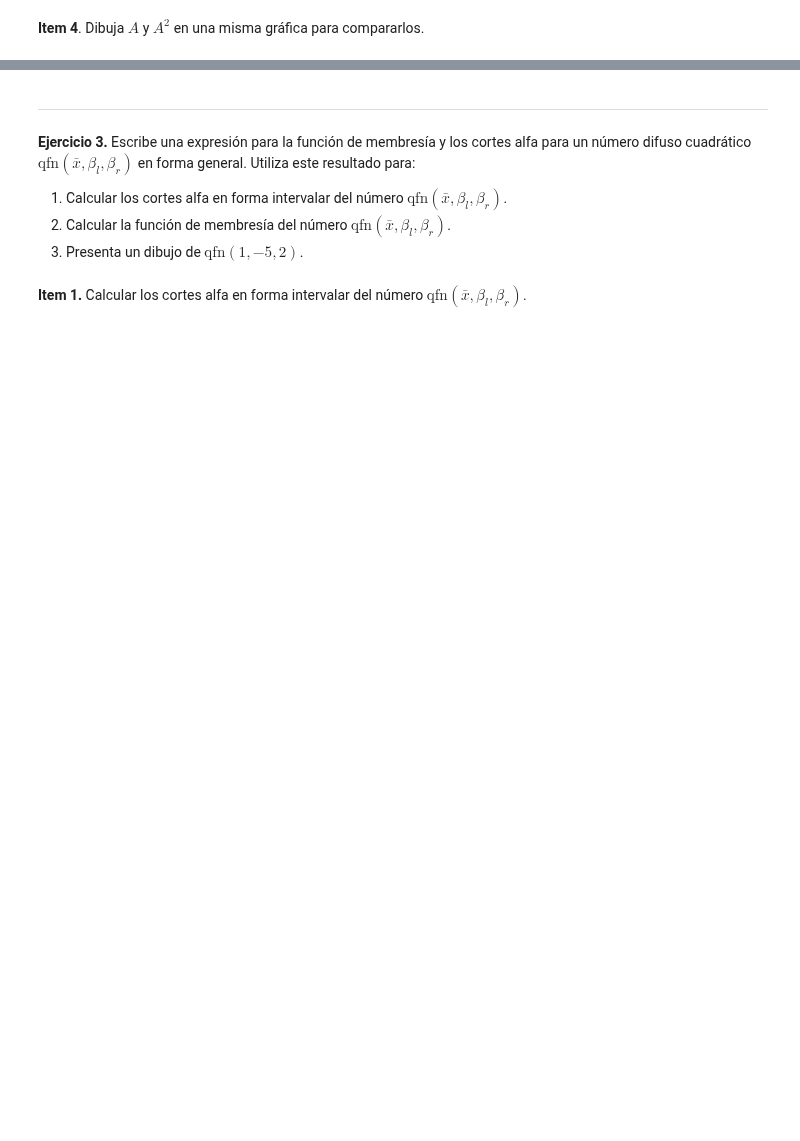
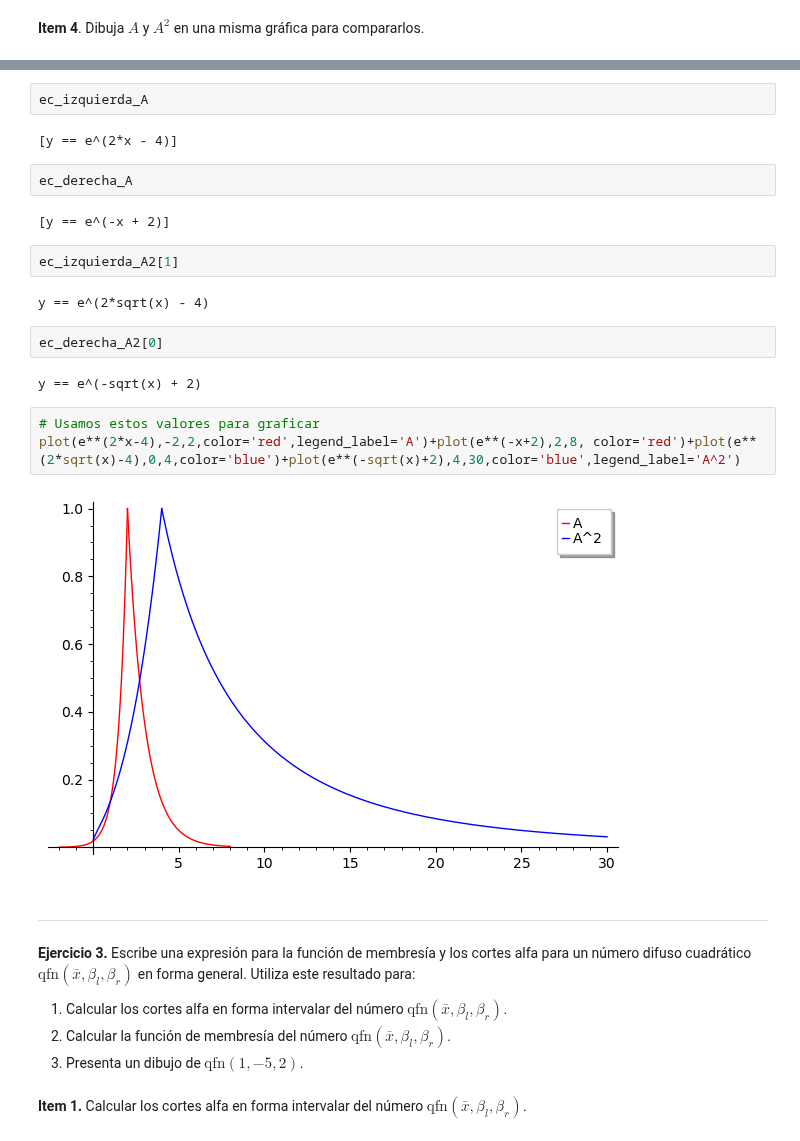
Before and after one commit to KeithMaxwell20/Notebook-Aplicada, a Jupyter notebook: ejercitario2.ipynb, the cells around one changed output, grey strips where cells are left out. Saved outputs shown, nothing was run; the diff lists cells and outputs as text; blank space fills up the shorter version.

```diff
--- a/ejercitario2.ipynb
+++ b/ejercitario2.ipynb
@@ -229,3 +188,24 @@ x,y=SR.var('x,y')
+# %%
+ec_izquierda_A
+# %% [output]
+[y == e^(2*x - 4)]
+# %%
+ec_derecha_A
+# %% [output]
+[y == e^(-x + 2)]
+# %%
+ec_izquierda_A2[1]
+# %% [output]
+y == e^(2*sqrt(x) - 4)
+# %%
+ec_derecha_A2[0]
+# %% [output]
+y == e^(-sqrt(x) + 2)
+# %%
+# Usamos estos valores para graficar
+plot(e**(2*x-4),-2,2,color='red',legend_label='A')+plot(e**(-x+2),2,8, color='red')+plot(e**(2*sqrt(x)-4),0,4,color='blue')+plot(e**(-sqrt(x)+2),4,30,color='blue',legend_label='A^2')
+# %% [output]
+[figure, added]
 # %% [markdown]
 ---
 **Ejercicio 3.** Escribe una expresión para la función de membresía y los cortes alfa para un número difuso cuadrático $\text{qfn}(\bar x,\beta_l,\beta_r)$ en forma general. Utiliza este resultado para:
```
Also changed, not shown: parts of 29 cells of this notebook.
